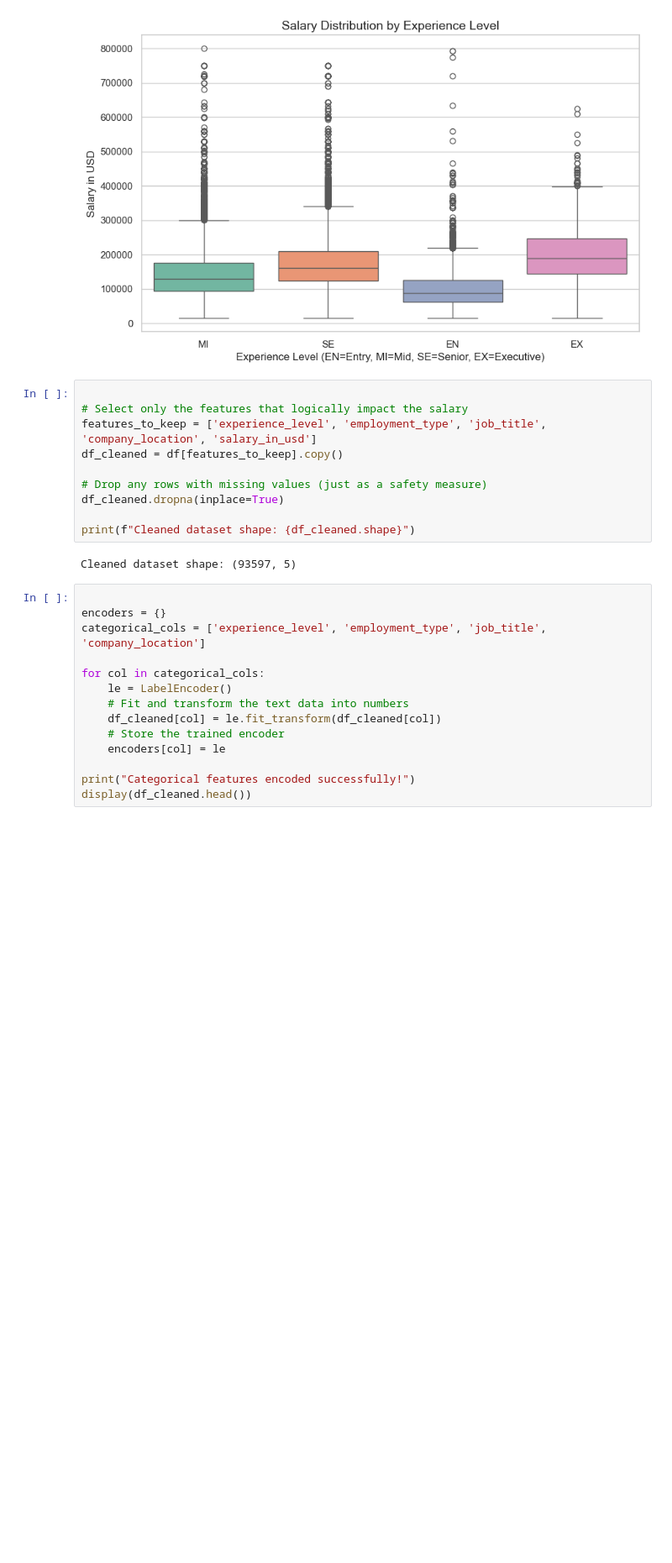
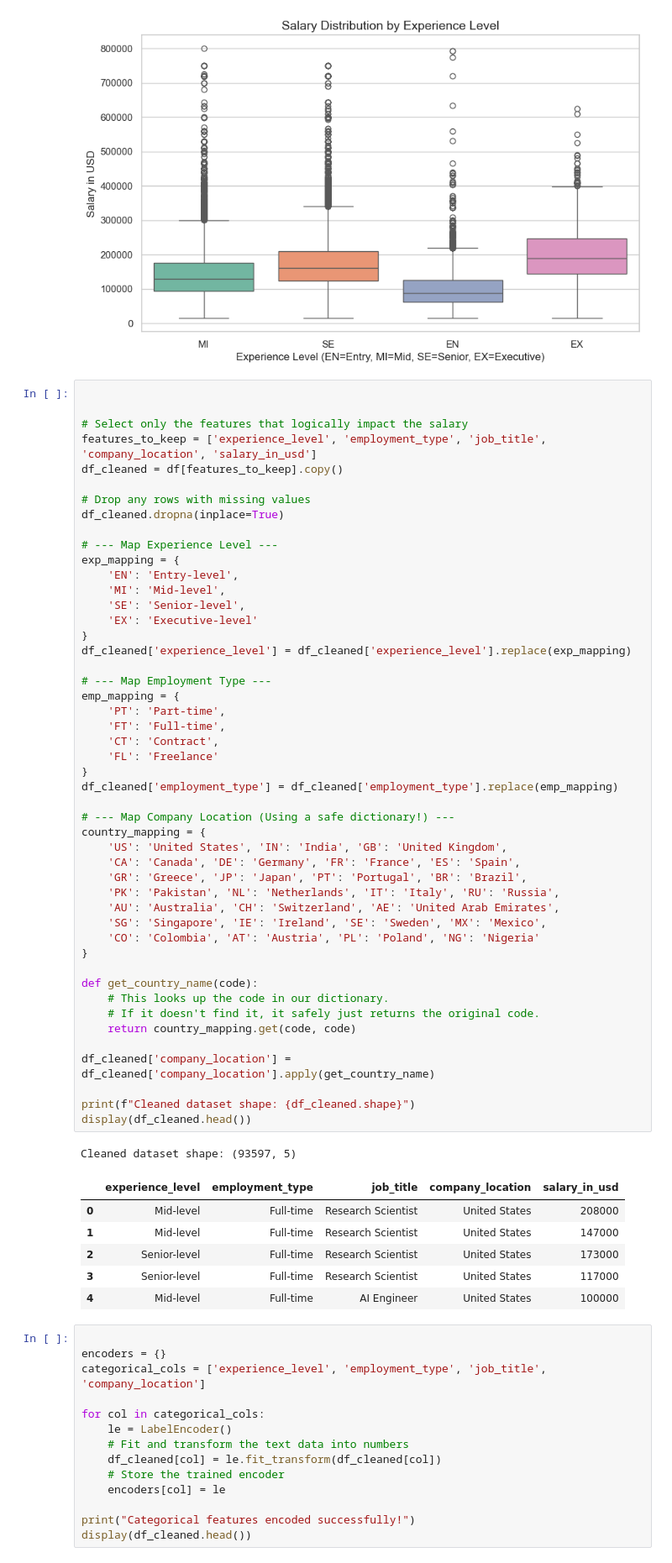
Before and after one commit to Gaurav28r/Salary_Predictor, a Jupyter notebook: notebook/model_training.ipynb, the cells around one changed output. Shown at 84% size. Cells and saved outputs as stored; diff of their text form; blank space fills up the shorter version.

Commit message:
Updated names

```diff
--- a/notebook/model_training.ipynb
+++ b/notebook/model_training.ipynb
@@ -71,17 +71,61 @@ plt.show()
 [figure]
 [figure]
 # %%
+
 
 # Select only the features that logically impact the salary
 features_to_keep = ['experience_level', 'employment_type', 'job_title', 'company_location', 'salary_in_usd']
 df_cleaned = df[features_to_keep].copy()
 
-# Drop any rows with missing values (just as a safety measure)
+# Drop any rows with missing values
 df_cleaned.dropna(inplace=True)
 
+# --- Map Experience Level ---
+exp_mapping = {
+    'EN': 'Entry-level',
+    'MI': 'Mid-level',
+    'SE': 'Senior-level',
+    'EX': 'Executive-level'
+}
+df_cleaned['experience_level'] = df_cleaned['experience_level'].replace(exp_mapping)
+
+# --- Map Employment Type ---
+emp_mapping = {
+    'PT': 'Part-time',
+    'FT': 'Full-time',
+    'CT': 'Contract',
+    'FL': 'Freelance'
+}
+df_cleaned['employment_type'] = df_cleaned['employment_type'].replace(emp_mapping)
+
+# --- Map Company Location (Using a safe dictionary!) ---
+country_mapping = {
+    'US': 'United States', 'IN': 'India', 'GB': 'United Kingdom',
+    'CA': 'Canada', 'DE': 'Germany', 'FR': 'France', 'ES': 'Spain',
+    'GR': 'Greece', 'JP': 'Japan', 'PT': 'Portugal', 'BR': 'Brazil',
+    'PK': 'Pakistan', 'NL': 'Netherlands', 'IT': 'Italy', 'RU': 'Russia',
+    'AU': 'Australia', 'CH': 'Switzerland', 'AE': 'United Arab Emirates',
+    'SG': 'Singapore', 'IE': 'Ireland', 'SE': 'Sweden', 'MX': 'Mexico',
+    'CO': 'Colombia', 'AT': 'Austria', 'PL': 'Poland', 'NG': 'Nigeria'
+}
+
+def get_country_name(code):
+    # This looks up the code in our dictionary.
+    # If it doesn't find it, it safely just returns the original code.
+    return country_mapping.get(code, code)
+
+df_cleaned['company_location'] = df_cleaned['company_location'].apply(get_country_name)
+
 print(f"Cleaned dataset shape: {df_cleaned.shape}")
+display(df_cleaned.head())
 # %% [output]
 Cleaned dataset shape: (93597, 5)
+|  | experience_level | employment_type | job_title | company_location | salary_in_usd |
+| 0 | Mid-level | Full-time | Research Scientist | United States | 208000 |
+| 1 | Mid-level | Full-time | Research Scientist | United States | 147000 |
+| 2 | Senior-level | Full-time | Research Scientist | United States | 173000 |
+| 3 | Senior-level | Full-time | Research Scientist | United States | 117000 |
+| 4 | Mid-level | Full-time | AI Engineer | United States | 100000 |
 # %%
 
 encoders = {}
```
Also changed, not shown: parts of 1 cell of this notebook, 1 other file.
